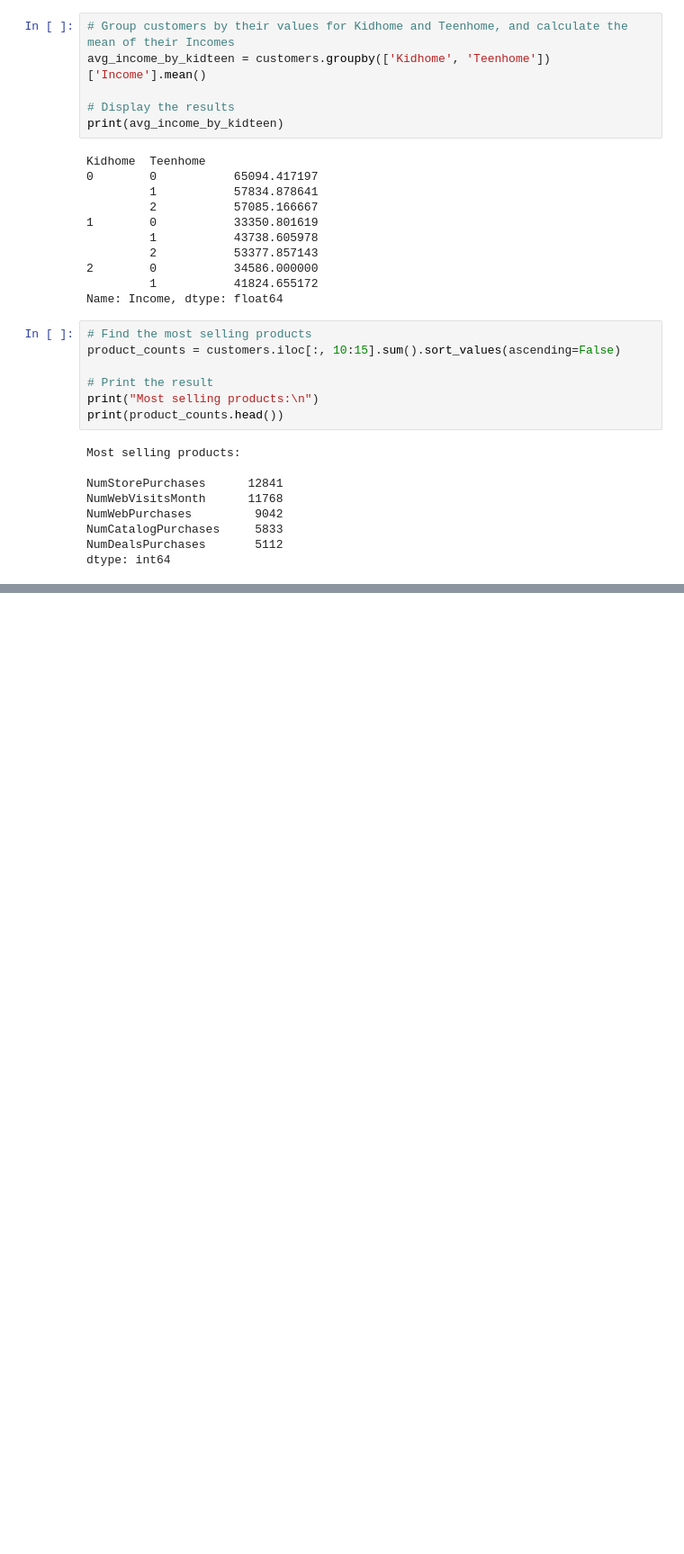
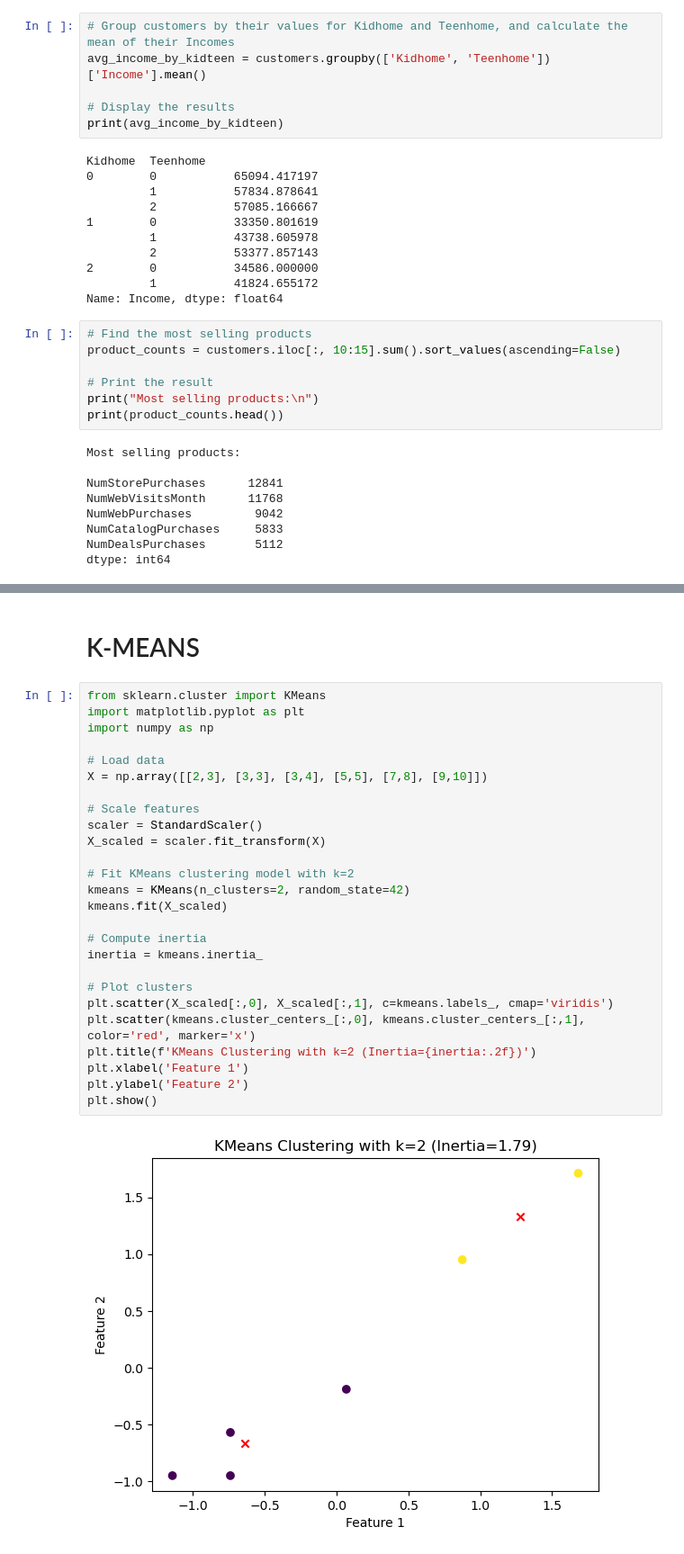
Before and after one commit to mariamusman1/Customer_Product_Analysis, a Jupyter notebook: Customer_Product_Analysis.ipynb, the cells around one changed output, grey strips where cells are left out. Shown: that part at 90% size. Cells and saved outputs as stored; diff of their text form; blank space fills up the shorter version.

```diff
--- a/Customer_Product_Analysis.ipynb
+++ b/Customer_Product_Analysis.ipynb
@@ -330,0 +418,30 @@ dtype: int64
+# %% [markdown]
+# K-MEANS
+# %%
+from sklearn.cluster import KMeans
+import matplotlib.pyplot as plt
+import numpy as np
+
+# Load data
+X = np.array([[2,3], [3,3], [3,4], [5,5], [7,8], [9,10]])
+
+# Scale features
+scaler = StandardScaler()
+X_scaled = scaler.fit_transform(X)
+
+# Fit KMeans clustering model with k=2
+kmeans = KMeans(n_clusters=2, random_state=42)
+kmeans.fit(X_scaled)
+
+# Compute inertia
+inertia = kmeans.inertia_
+
+# Plot clusters
+plt.scatter(X_scaled[:,0], X_scaled[:,1], c=kmeans.labels_, cmap='viridis')
+plt.scatter(kmeans.cluster_centers_[:,0], kmeans.cluster_centers_[:,1], color='red', marker='x')
+plt.title(f'KMeans Clustering with k=2 (Inertia={inertia:.2f})')
+plt.xlabel('Feature 1')
+plt.ylabel('Feature 2')
+plt.show()
+# %% [output]
+[figure, added]
```
Also changed, not shown: parts of 25 cells of this notebook.
